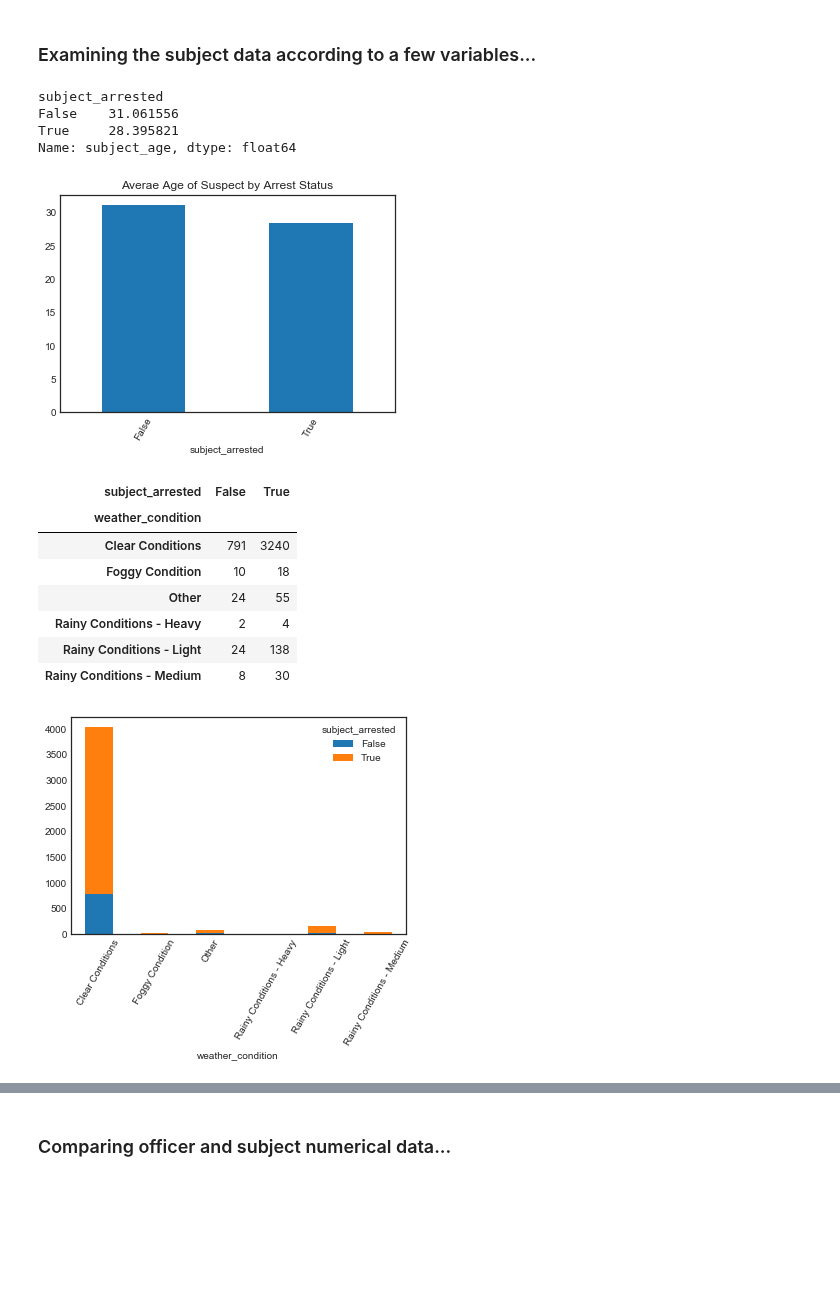
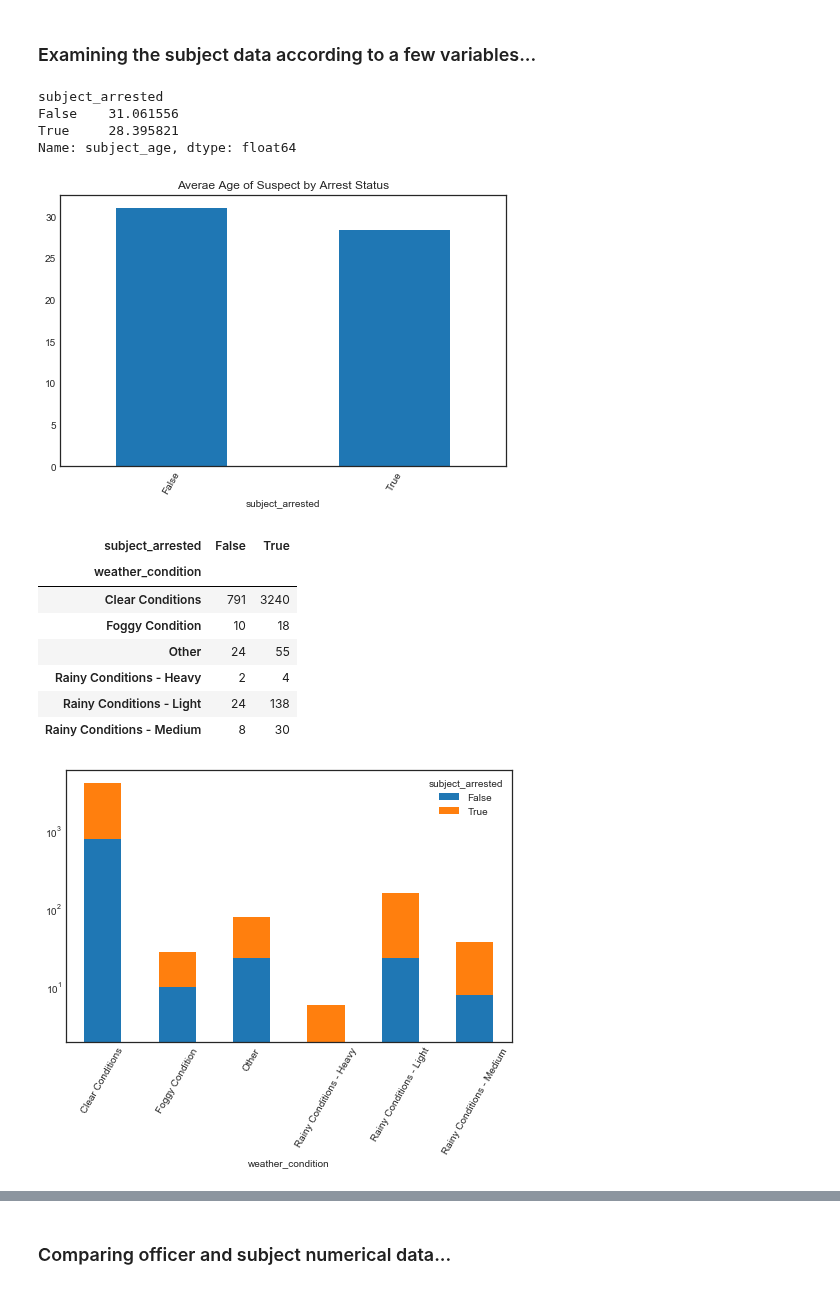
Before and after one commit to rgrantham82/Crime-Analysis, a Jupyter notebook: Crime Reports/NOPD Use of Force Incidents.ipynb, the cells around one changed output, grey strips where cells are left out. Cells and saved outputs as stored; diff of their text form; code cells hidden in the pictures; blank space fills up the shorter version.

```diff
--- a/Crime Reports/NOPD Use of Force Incidents.ipynb
+++ b/Crime Reports/NOPD Use of Force Incidents.ipynb
@@ -75,7 +79,9 @@ def clean_data(df):
                'investigation_status',
                'service_type',
                'light_condition',
-               'weather_condition']
+               'weather_condition',
+               'use_of_force_type',
+               'use_of_force_level']
     """Converting the following columns from float to integer"""
     int_col = ['officer_years_of_service',
                'subject_age',
@@ -262,7 +319,8 @@ Name: officer_age, dtype: int64
 ### Examining the subject data according to a few variables...
 # %%
 display(df.groupby(df['subject_arrested'])['subject_age'].mean())
-df.groupby(df['subject_arrested'])['subject_age'].mean().plot.bar(rot=60)
+df.groupby(df['subject_arrested'])['subject_age'].mean().plot.bar(figsize=(8,5),
+                                                                  rot=60)
 plt.title('Averae Age of Suspect by Arrest Status')
 plt.show()
 
@@ -271,41 +329,47 @@ wthr_arrst = pd.crosstab(df.weather_condition, df.subject_arrested)
 display(wthr_arrst)
 
 pd.crosstab(df.weather_condition, df.subject_arrested).plot.bar(stacked=True,
+                                                                figsize=(8,5),
+                                                                logy=True,
                                                                 rot=60)
 plt.show()
 
 # svc_ethn = pd.crosstab(df.service_type, df.subject_ethnicity)
 #display(svc_ethn)
 
 #svc_ethn.plot.bar(stacked=True,
 #                  rot=60)
 #plt.title('Suspect Ethnicity by Service Type')
 #plt.ylabel('Total Incidents')
 #plt.show()
 
 sbj_arrst_ethn = pd.crosstab(df.subject_ethnicity, df.subject_arrested)
 display(sbj_arrst_ethn)
 
 sbj_arrst_ethn.plot.bar(stacked=True,
-                         rot=60)
+                        figsize=(8,5),
+                        logy=True,
+                        rot=60)
 plt.title('Suspect Arrest Rates by Race')
 plt.xlabel('Suspect Race')
 plt.show()
 
 sbjct_hosp_race = pd.crosstab(df.subject_ethnicity, df.subject_hospitalized)
 display(sbjct_hosp_race)
 
 sbjct_hosp_race.plot.bar(stacked=True,
+                         figsize=(8,5),
+                         logy=True,
                          rot=60)
 plt.title('Suspect Hospitalization Rates by Race')
 plt.xlabel('Suspect Race')
 plt.show()
 # %% [output]
 subject_arrested
 False    31.061556
 True     28.395821
 Name: subject_age, dtype: float64
-[figure, old version]
+[figure, new version]
 | subject_arrested | False | True |
 | weather_condition |  |  |
 | Clear Conditions | 791 | 3240 |
@@ -314,7 +378,7 @@ Name: subject_age, dtype: float64
 | Rainy Conditions - Heavy | 2 | 4 |
 | Rainy Conditions - Light | 24 | 138 |
 | Rainy Conditions - Medium | 8 | 30 |
-[figure, old version]
+[figure, new version]
 | subject_arrested | False | True |
 | subject_ethnicity |  |  |
 | Asian | 7 | 8 |
```
Also changed, not shown: parts of 8 cells of this notebook.
